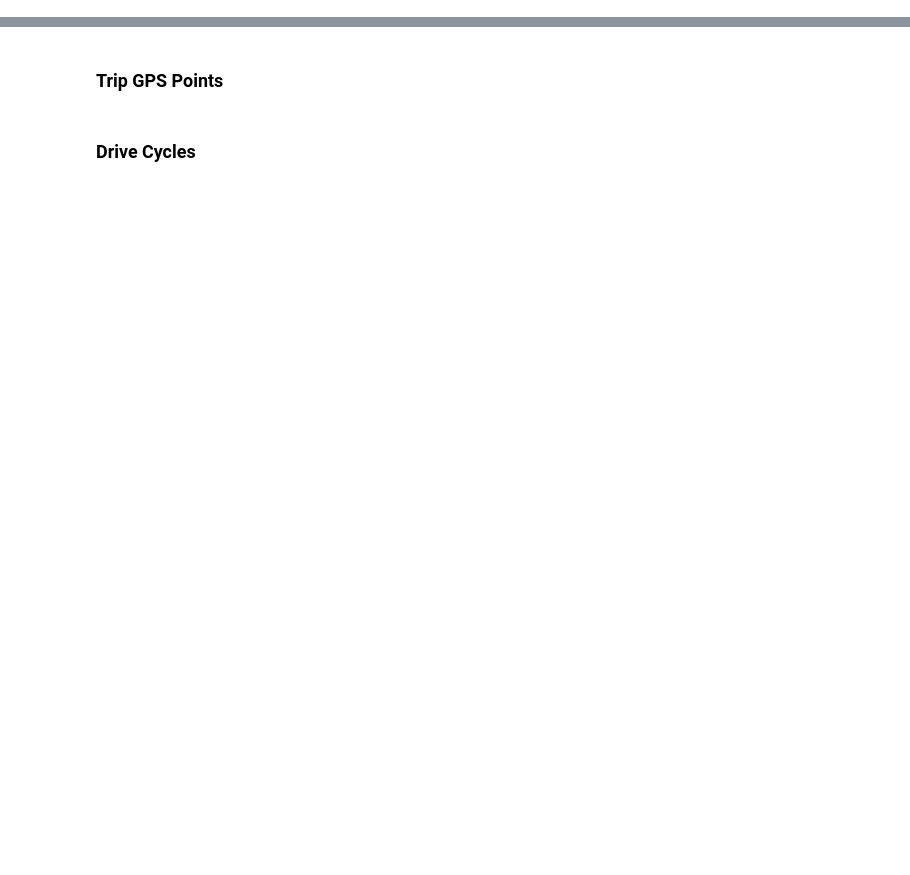
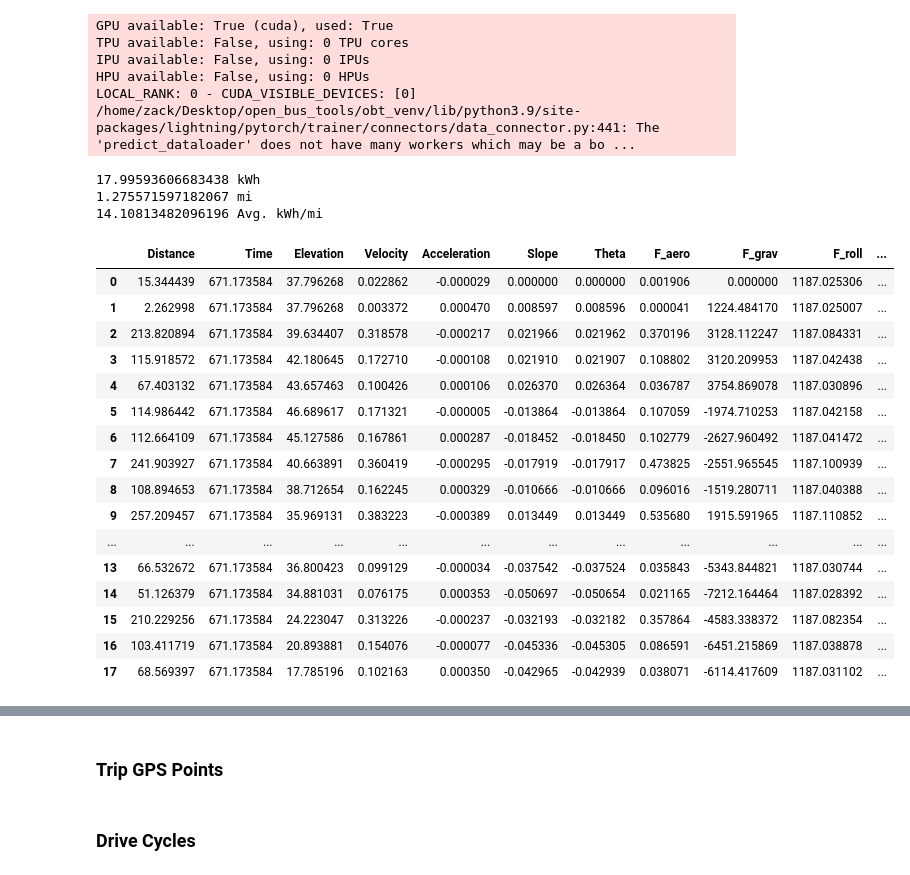
Before and after one commit to zackAemmer/open_bus_tools, a Jupyter notebook: notebooks/create_drive_cycle.ipynb, the cells around one changed output, grey strips where cells are left out. Cells and saved outputs as stored; diff of their text form; code cells hidden in the pictures; blank space fills up the shorter version.

Commit message:
Drive cycles, traj, predictions

```diff
--- a/notebooks/create_drive_cycle.ipynb
+++ b/notebooks/create_drive_cycle.ipynb
@@ -32,0 +25,2 @@ data_gtfsrt = pd.read_pickle("../data/kcm_realtime/processed/2023_03_19.pkl")
+# %%
+energy_model = energy.DriveCycleEnergyModel(vehicle.TransitBus(), conditions.AmbientConditions())
@@ -32,0 +29,15 @@ data_gtfsrt = pd.read_pickle("../data/kcm_realtime/processed/2023_03_19.pkl")
+# %%
+importlib.reload(trajectory)
+# Load phone data
+data_phone = pd.read_csv("../data/kcm_sensor/8124-33-2022-10-17_20-52-26/Location.csv")
+short_name, veh_id = str.split(pd.read_csv("../data/kcm_sensor/8124-33-2022-10-17_20-52-26/Annotation.csv").iloc[0].text,"-")
+data_phone['calc_time_s'] = data_phone['seconds_elapsed'] - data_phone['seconds_elapsed'].shift(1)
+
+# Create trajectory then drive cycle
+phone_traj = trajectory.Trajectory(data_phone.longitude, data_phone.latitude, 300, 1, [386910,69022], 32148, known_times=data_phone['calc_time_s'].to_numpy()[1:])
+phone_cycle = phone_traj.to_drivecycle("../data/kcm_spatial/usgs10m_dem_32148.tif")
+cycle_df = phone_cycle.to_df()
+cycle_df['F_aero'], cycle_df['F_grav'], cycle_df['F_roll'], cycle_df['F_acc'], cycle_df['F_tot'] = energy_model.calcTotalLoad(phone_cycle, combine=False)
+cycle_df['P_motor'], cycle_df['P_regen'], cycle_df['P_aux'], cycle_df['P_tot'] = energy_model.calcTotalPower(phone_cycle, combine=False)
+energy_model.printSummary(phone_cycle)
+cycle_df
@@ -32,0 +61,41 @@ data_gtfsrt = pd.read_pickle("../data/kcm_realtime/processed/2023_03_19.pkl")
+# %%
+importlib.reload(trajectory)
+# Create resampled trajectory
+phone_traj = trajectory.Trajectory(data_phone.longitude, data_phone.latitude, 322, 0, [386910,69022], 32148, resample_len=20)
+model = model_utils.load_model('../logs/', 'kcm', 'GRU', 0)
+phone_traj.update_predicted_time(model)
+
+# Create trajectory then drive cycle
+phone_cycle = phone_traj.to_drivecycle("../data/kcm_spatial/usgs10m_dem_32148.tif")
+cycle_df = phone_cycle.to_df()
+cycle_df['F_aero'], cycle_df['F_grav'], cycle_df['F_roll'], cycle_df['F_acc'], cycle_df['F_tot'] = energy_model.calcTotalLoad(phone_cycle, combine=False)
+cycle_df['P_motor'], cycle_df['P_regen'], cycle_df['P_aux'], cycle_df['P_tot'] = energy_model.calcTotalPower(phone_cycle, combine=False)
+energy_model.printSummary(phone_cycle)
+cycle_df
+# %% [output]
+GPU available: True (cuda), used: True
+TPU available: False, using: 0 TPU cores
+IPU available: False, using: 0 IPUs
+HPU available: False, using: 0 HPUs
+LOCAL_RANK: 0 - CUDA_VISIBLE_DEVICES: [0]
+/home/zack/Desktop/open_bus_tools/obt_venv/lib/python3.9/site-packages/lightning/pytorch/trainer/connectors/data_connector.py:441: The 'predict_dataloader' does not have many workers which may be a bo ...
+17.99593606683438 kWh
+1.275571597182067 mi
+14.10813482096196 Avg. kWh/mi
+|  | Distance | Time | Elevation | Velocity | Acceleration | Slope | Theta | F_aero | F_grav | F_roll | ... |
+| 0 | 15.344439 | 671.173584 | 37.796268 | 0.022862 | -0.000029 | 0.000000 | 0.000000 | 0.001906 | 0.000000 | 1187.025306 | ... |
+| 1 | 2.262998 | 671.173584 | 37.796268 | 0.003372 | 0.000470 | 0.008597 | 0.008596 | 0.000041 | 1224.484170 | 1187.025007 | ... |
+| 2 | 213.820894 | 671.173584 | 39.634407 | 0.318578 | -0.000217 | 0.021966 | 0.021962 | 0.370196 | 3128.112247 | 1187.084331 | ... |
+| 3 | 115.918572 | 671.173584 | 42.180645 | 0.172710 | -0.000108 | 0.021910 | 0.021907 | 0.108802 | 3120.209953 | 1187.042438 | ... |
+| 4 | 67.403132 | 671.173584 | 43.657463 | 0.100426 | 0.000106 | 0.026370 | 0.026364 | 0.036787 | 3754.869078 | 1187.030896 | ... |
+| 5 | 114.986442 | 671.173584 | 46.689617 | 0.171321 | -0.000005 | -0.013864 | -0.013864 | 0.107059 | -1974.710253 | 1187.042158 | ... |
+| 6 | 112.664109 | 671.173584 | 45.127586 | 0.167861 | 0.000287 | -0.018452 | -0.018450 | 0.102779 | -2627.960492 | 1187.041472 | ... |
+| 7 | 241.903927 | 671.173584 | 40.663891 | 0.360419 | -0.000295 | -0.017919 | -0.017917 | 0.473825 | -2551.965545 | 1187.100939 | ... |
+| 8 | 108.894653 | 671.173584 | 38.712654 | 0.162245 | 0.000329 | -0.010666 | -0.010666 | 0.096016 | -1519.280711 | 1187.040388 | ... |
+| 9 | 257.209457 | 671.173584 | 35.969131 | 0.383223 | -0.000389 | 0.013449 | 0.013449 | 0.535680 | 1915.591965 | 1187.110852 | ... |
+| ... | ... | ... | ... | ... | ... | ... | ... | ... | ... | ... | ... |
+| 13 | 66.532672 | 671.173584 | 36.800423 | 0.099129 | -0.000034 | -0.037542 | -0.037524 | 0.035843 | -5343.844821 | 1187.030744 | ... |
+| 14 | 51.126379 | 671.173584 | 34.881031 | 0.076175 | 0.000353 | -0.050697 | -0.050654 | 0.021165 | -7212.164464 | 1187.028392 | ... |
+| 15 | 210.229256 | 671.173584 | 24.223047 | 0.313226 | -0.000237 | -0.032193 | -0.032182 | 0.357864 | -4583.338372 | 1187.082354 | ... |
+| 16 | 103.411719 | 671.173584 | 20.893881 | 0.154076 | -0.000077 | -0.045336 | -0.045305 | 0.086591 | -6451.215869 | 1187.038878 | ... |
+| 17 | 68.569397 | 671.173584 | 17.785196 | 0.102163 | 0.000350 | -0.042965 | -0.042939 | 0.038071 | -6114.417609 | 1187.031102 | ... |
```
Also changed, not shown: parts of 22 cells of this notebook, 16 other files.
